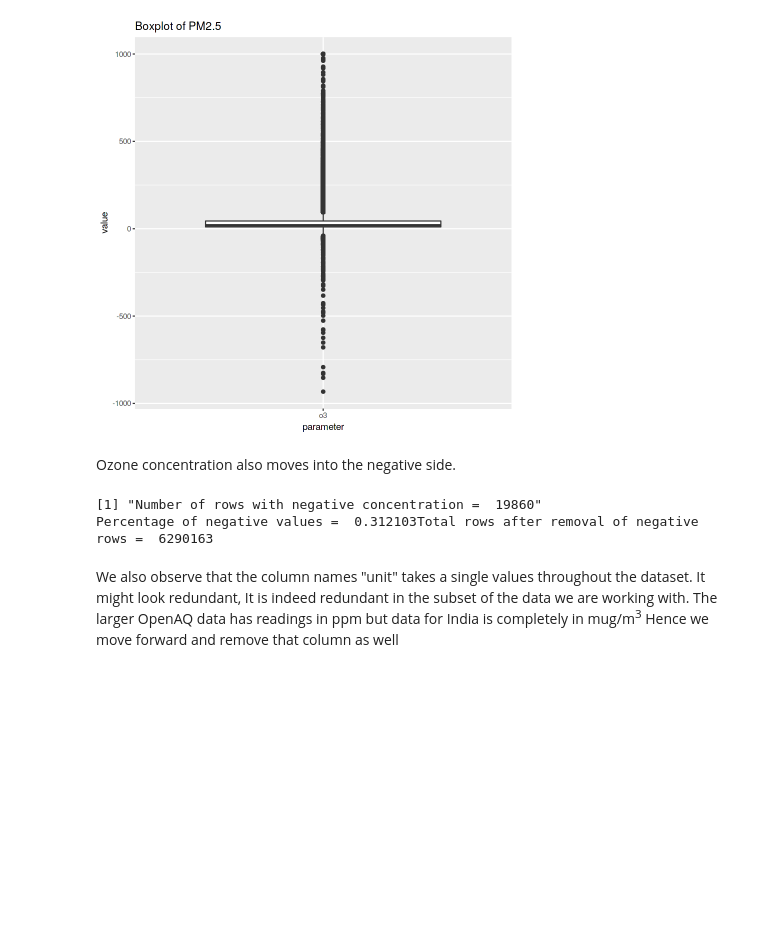
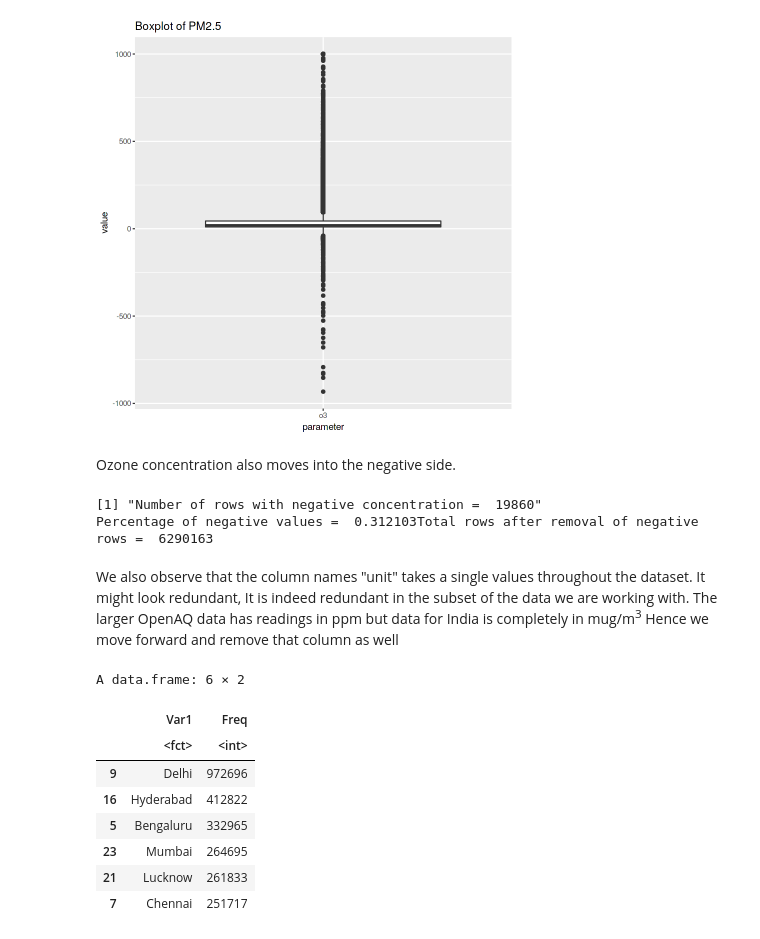
Before and after one commit to BhavyaCharan/WeRAnalysers, a Jupyter notebook: Stocktaking.ipynb, the cells around one changed output. Saved outputs shown, nothing was run; the diff lists cells and outputs as text; code cells hidden in the pictures; blank space fills up the shorter version.

```diff
--- a/Stocktaking.ipynb
+++ b/Stocktaking.ipynb
@@ -184,3 +192,19 @@ The larger OpenAQ data has readings in ppm but data for India is completely in m
 Hence we move forward and remove that column as well
 # %%
 df<-subset(df,select=-c(unit))
+# %%
+#Observing the number of rows per city
+rows_cities<-table(df$city)
+rows_cities<-as.data.frame(rows_cities)
+rows_cities<-rows_cities[order(-rows_cities$Freq),]
+head(rows_cities)
+# %% [output]
+A data.frame: 6 × 2
+|  | Var1 | Freq |
+|  | <fct> | <int> |
+| 9 | Delhi | 972696 |
+| 16 | Hyderabad | 412822 |
+| 5 | Bengaluru | 332965 |
+| 23 | Mumbai | 264695 |
+| 21 | Lucknow | 261833 |
+| 7 | Chennai | 251717 |
```
Also changed, not shown: parts of 5 cells of this notebook, 1 other file.
